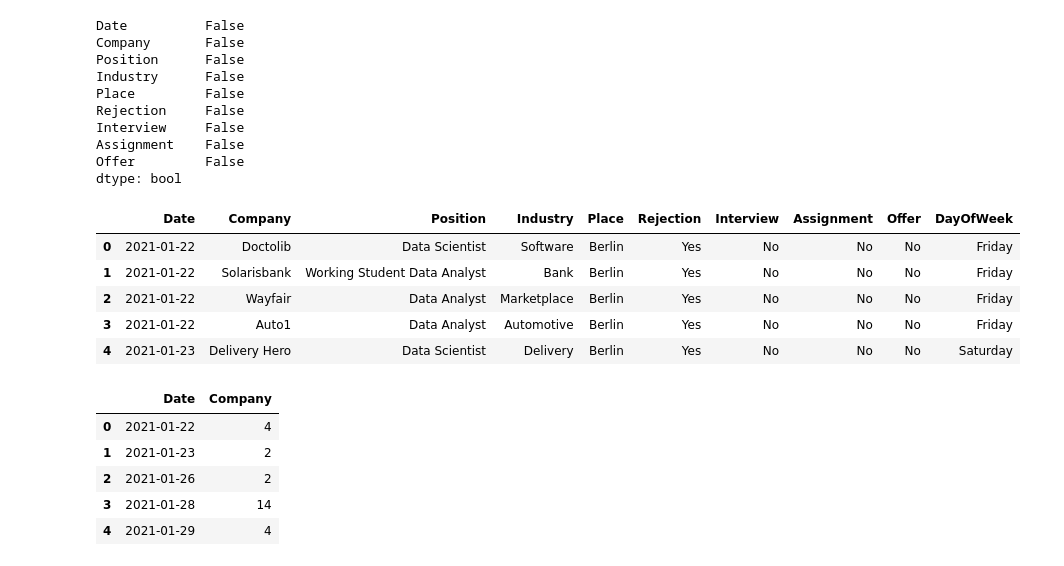
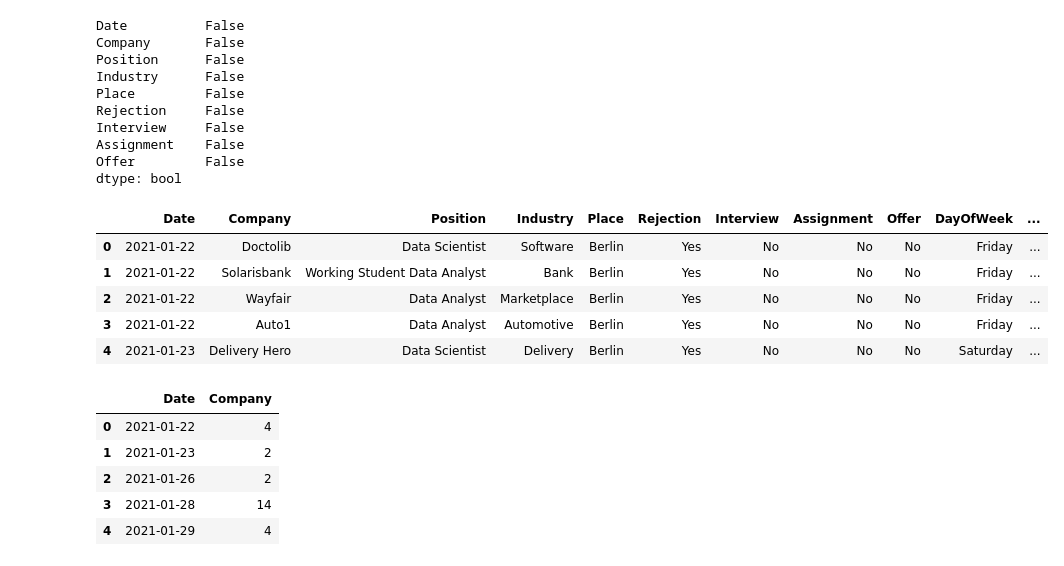
Before and after one commit to ulugbekruziboev/portfolio, a Jupyter notebook: Ulugbek_Ruziboev_portfolio.ipynb, the cells around one changed output. Saved outputs shown, nothing was run; the diff lists cells and outputs as text; code cells hidden in the pictures.

```diff
--- a/Ulugbek_Ruziboev_portfolio.ipynb
+++ b/Ulugbek_Ruziboev_portfolio.ipynb
@@ -59,15 +59,16 @@ dtype: bool
 # %%
 # Here we are adding a new column containing the day of the week for further useful analysis.
 
 df['DayOfWeek'] = df['Date'].dt.day_name()
+df['MonthOfYear'] = df['Date'].dt.month_name()
 df.head()
 # %% [output]
-|  | Date | Company | Position | Industry | Place | Rejection | Interview | Assignment | Offer | DayOfWeek |
-| 0 | 2021-01-22 | Doctolib | Data Scientist | Software | Berlin | Yes | No | No | No | Friday |
-| 1 | 2021-01-22 | Solarisbank | Working Student Data Analyst | Bank | Berlin | Yes | No | No | No | Friday |
-| 2 | 2021-01-22 | Wayfair | Data Analyst | Marketplace | Berlin | Yes | No | No | No | Friday |
-| 3 | 2021-01-22 | Auto1 | Data Analyst | Automotive | Berlin | Yes | No | No | No | Friday |
-| 4 | 2021-01-23 | Delivery Hero | Data Scientist | Delivery | Berlin | Yes | No | No | No | Saturday |
+|  | Date | Company | Position | Industry | Place | Rejection | Interview | Assignment | Offer | DayOfWeek | ... |
+| 0 | 2021-01-22 | Doctolib | Data Scientist | Software | Berlin | Yes | No | No | No | Friday | ... |
+| 1 | 2021-01-22 | Solarisbank | Working Student Data Analyst | Bank | Berlin | Yes | No | No | No | Friday | ... |
+| 2 | 2021-01-22 | Wayfair | Data Analyst | Marketplace | Berlin | Yes | No | No | No | Friday | ... |
+| 3 | 2021-01-22 | Auto1 | Data Analyst | Automotive | Berlin | Yes | No | No | No | Friday | ... |
+| 4 | 2021-01-23 | Delivery Hero | Data Scientist | Delivery | Berlin | Yes | No | No | No | Saturday | ... |
 # %%
 # Here we are creating a new dataframe containing the information on the distribution of dates to see
 # how many times I applied each day.
```
Also changed, not shown: parts of 21 cells of this notebook, 5 other files.
